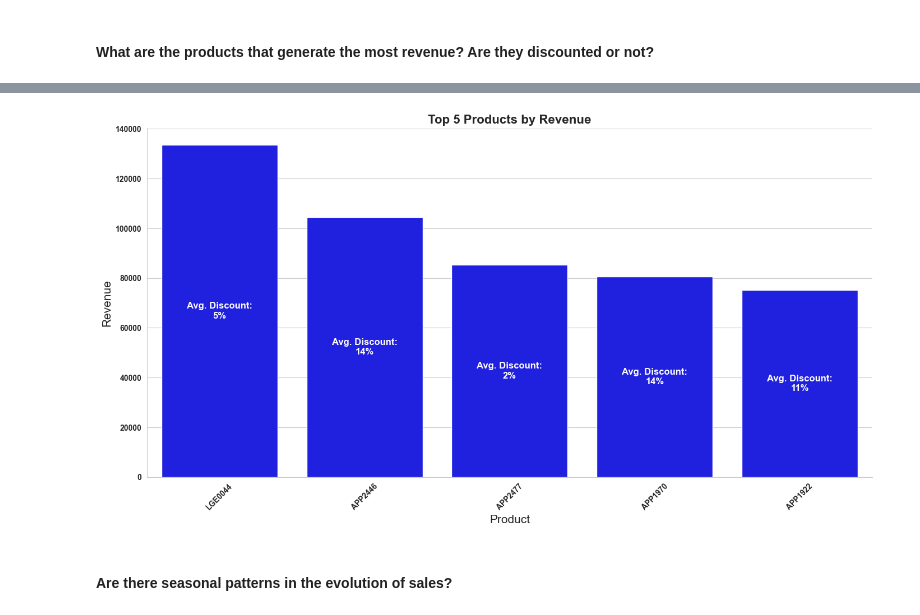
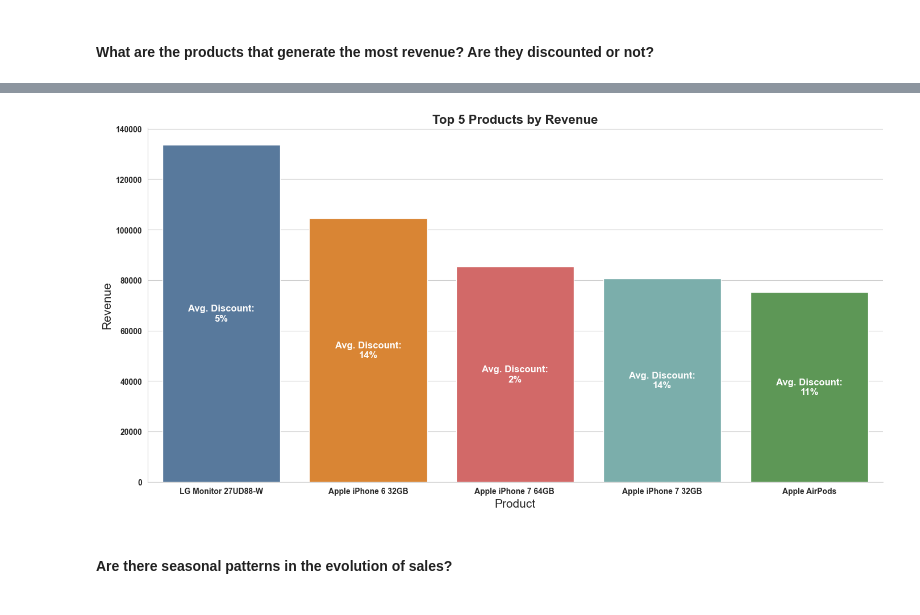
Before and after one commit to yazdan0101/ENIAC-discounts-strategy, a Jupyter notebook: notebooks/analysis.ipynb, the cells around one changed output, grey strips where cells are left out. Cells and saved outputs as stored; diff of their text form; code cells hidden in the pictures.

```diff
--- a/notebooks/analysis.ipynb
+++ b/notebooks/analysis.ipynb
@@ -209,4 +212,4 @@ float(round(ol_p_df['discount_rate'].mean(),2))
 # %% [markdown]
 #### What are the most sold products? are they discounted or not? how is the discount rate of them?
 # %%
-top_5_sold_p=ol_p_df.groupby(['sku','is_discounted']).agg(total_unit_sold=('qty','count'),avg_discount_rate=('discount_rate','mean')).nlargest(5,'total_unit_sold')
+top_5_sold_p=ol_p_df.groupby(['sku','name','is_discounted']).agg(total_unit_sold=('qty','count'),avg_discount_rate=('discount_rate','mean')).nlargest(5,'total_unit_sold')
@@ -213,3 +226,5 @@ top_5_sold_p=ol_p_df.groupby(['sku','is_discounted']).agg(total_unit_sold=('qty'
+# %%
+top_5_sold_p['name_refactor']=['IPhone Protection','Apple Lightning Cable','Apple AirPods','Apple EarPods','Samsung 500GB SSD']
 # %%
 sns.set_style('whitegrid')
 
@@ -217,9 +232,10 @@ sns.set_style('whitegrid')
 ax = sns.catplot(
     data=top_5_sold_p,
     y='total_unit_sold',
-    x='sku',
+    x='name_refactor',
     kind='bar',
-    color='blue',
+    hue='name_refactor',
+    palette=palette,
     height=7,
     aspect=2
 )
@@ -228,7 +244,7 @@ ax = sns.catplot(
 plt.title("Top 5 Products Sold", fontsize=16, fontweight='bold')
 plt.xlabel("Product", fontsize=15)
 plt.ylabel("Quantity", fontsize=15)
-plt.xticks(rotation=45, fontweight='bold')
+plt.xticks(fontweight='bold')
 plt.yticks(fontweight='bold')
 
 # Annotate bars with discount rates
@@ -265,41 +281,43 @@ top_5_p
+# %%
+top_5_p['name_refactor']=['LG Monitor 27UD88-W','Apple iPhone 6 32GB','Apple iPhone 7 64GB ','Apple iPhone 7 32GB','Apple AirPods']
 # %%
 sns.set_style('whitegrid')
-
 # Create the bar plot
 ax = sns.catplot(
     data=top_5_p,
     y='total_revenue',
-    x='sku',
+    x='name_refactor',
     kind='bar',
-    color='blue',
+    palette=palette,
+    hue='name_refactor',
     height=7,
     aspect=2
 )
 
 # Add title and axis labels
 plt.title("Top 5 Products by Revenue", fontsize=16, fontweight='bold')
 plt.xlabel("Product", fontsize=15)
 plt.ylabel("Revenue", fontsize=15)
-plt.xticks(rotation=45, fontweight='bold')
+plt.xticks(fontweight='bold')
 plt.yticks(fontweight='bold')
 
 # Annotate bars with discount rates
 for i, bar in enumerate(ax.ax.patches):
     discount = top_5_p.iloc[i]['avg_discount_rate']
     height = bar.get_height()
     ax.ax.text(
         bar.get_x() + bar.get_width() / 2,
         height / 2,  # Middle of the bar
         f'Avg. Discount:\n{discount * 100:.0f}%',
         ha='center',
         va='center',
         fontsize=12,
         fontweight='bold',
         color='white'  # better visibility inside blue bar
     )
 plt.savefig('/Users/yazdan/Desktop/plots/top_5_p_by_rev.png', dpi=300, bbox_inches='tight')
 # %% [output]
-[figure, old version]
+[figure, new version]
 # %% [markdown]
 #### Are there seasonal patterns in the evolution of sales?
 # %%
```
Also changed, not shown: parts of 16 cells of this notebook.
